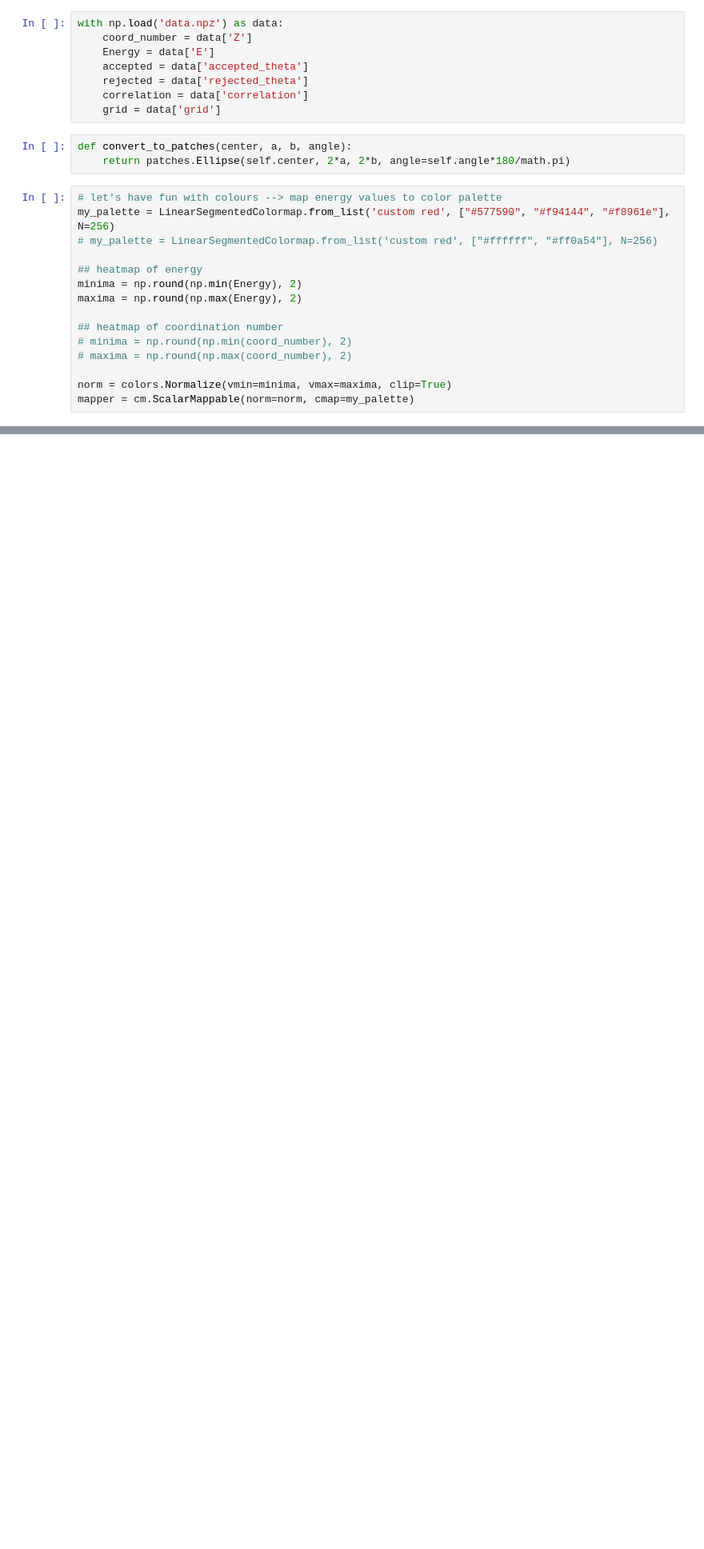
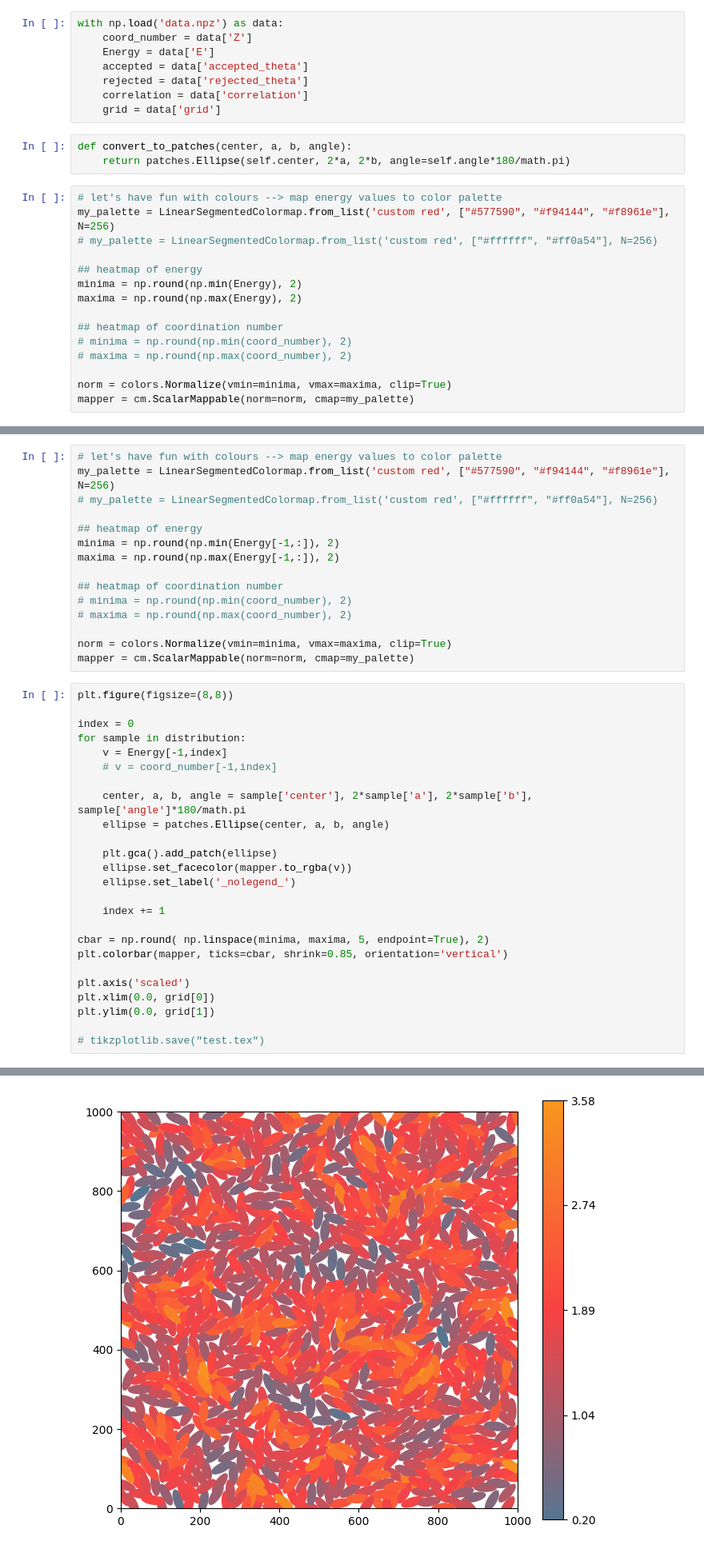
Before and after one commit to tinaaah/magistrska, a Jupyter notebook: code/test_jl.ipynb, the cells around one changed output, grey strips where cells are left out. Shown: that part at 80% size. Drawn from its saved outputs; the diff is of its cells as text; blank space fills up the shorter version.

```diff
--- a/code/test_jl.ipynb
+++ b/code/test_jl.ipynb
@@ -126,0 +145,41 @@ plt.show()
+# %%
+# let's have fun with colours --> map energy values to color palette
+my_palette = LinearSegmentedColormap.from_list('custom red', ["#577590", "#f94144", "#f8961e"], N=256)
+# my_palette = LinearSegmentedColormap.from_list('custom red', ["#ffffff", "#ff0a54"], N=256)
+
+## heatmap of energy
+minima = np.round(np.min(Energy[-1,:]), 2)
+maxima = np.round(np.max(Energy[-1,:]), 2)
+
+## heatmap of coordination number
+# minima = np.round(np.min(coord_number), 2)
+# maxima = np.round(np.max(coord_number), 2)
+
+norm = colors.Normalize(vmin=minima, vmax=maxima, clip=True)
+mapper = cm.ScalarMappable(norm=norm, cmap=my_palette)
+# %%
+plt.figure(figsize=(8,8))
+
+index = 0
+for sample in distribution:
+    v = Energy[-1,index]
+    # v = coord_number[-1,index]
+
+    center, a, b, angle = sample['center'], 2*sample['a'], 2*sample['b'], sample['angle']*180/math.pi
+    ellipse = patches.Ellipse(center, a, b, angle)
+
+    plt.gca().add_patch(ellipse)
+    ellipse.set_facecolor(mapper.to_rgba(v))
+    ellipse.set_label('_nolegend_')
+
+    index += 1
+
+cbar = np.round( np.linspace(minima, maxima, 5, endpoint=True), 2)
+plt.colorbar(mapper, ticks=cbar, shrink=0.85, orientation='vertical')
+
+plt.axis('scaled')
+plt.xlim(0.0, grid[0])
+plt.ylim(0.0, grid[1])
+
+# tikzplotlib.save("test.tex")
+# %% [output]
@@ -126,0 +187 @@ plt.show()
+[figure, added]
```
Also changed, not shown: parts of 23 cells of this notebook, 47 other files.
